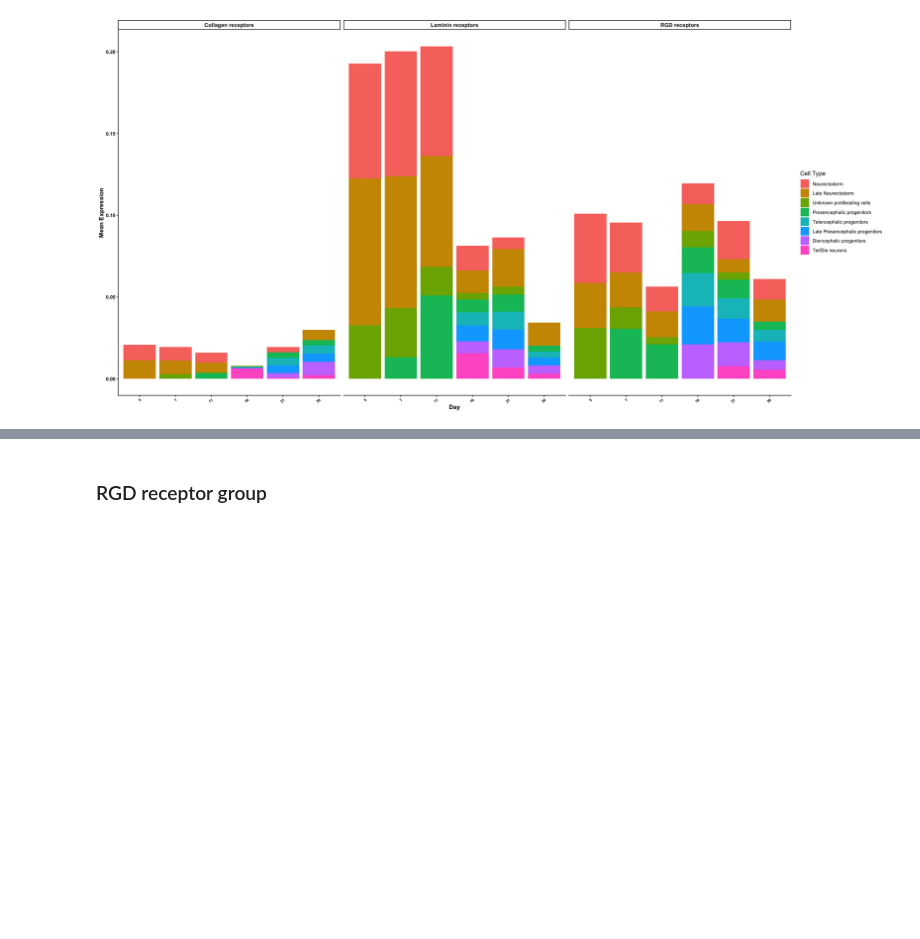
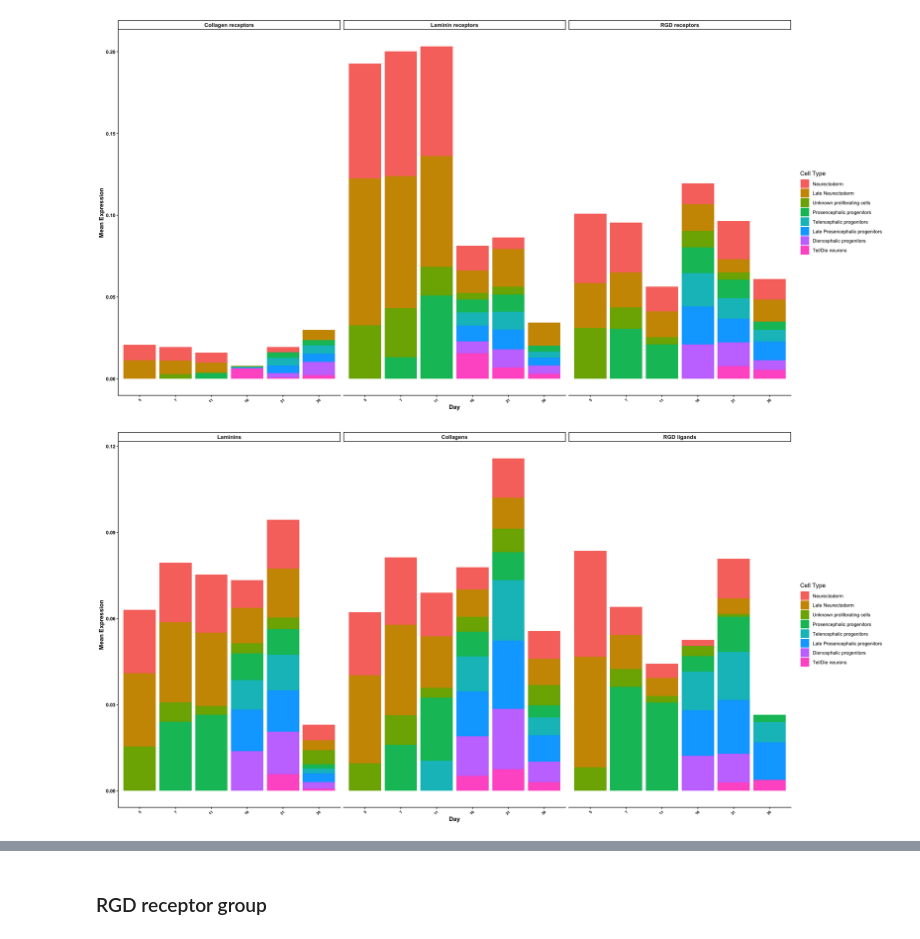
Before and after one commit to nickmahtani/neural-organoid-mechanotransduction, a Jupyter notebook: Morphodynamics paper/notebooks/integrins_with_time.ipynb, the cells around one changed output, grey strips where cells are left out. Cells and saved outputs as stored; diff of their text form; code cells hidden in the pictures; blank space fills up the shorter version.

Commit message:
compared integrin receptor expression with its corresponding ligand expression

```diff
--- a/Morphodynamics paper/notebooks/integrins_with_time.ipynb
+++ b/Morphodynamics paper/notebooks/integrins_with_time.ipynb
@@ -548,3 +548,63 @@ ggplot(all_combined, aes(x = factor(day), y = segment_height, fill = class3)) +
   )
 # %% [output]
 [figure]
+# %%
+# Checking if integrin expression corresponds with ligand expression
+
+ligand_classes <- list(
+  "Laminins" = na.omit(ecm_genes$Laminin),
+  "Collagens" = na.omit(ecm_genes$Collagens),
+  "RGD ligands" = c("FN1", "VTN", "SPP1")
+)
+# Filter to genes actually in the dataset
+ligand_classes <- lapply(ligand_classes, function(genes) {
+  genes[genes %in% rownames(timecourse)]
+})
+
+# Build combined data for all ligand classes
+all_combined <- data.frame()
+
+for (lc in names(ligand_classes)) {
+  genes <- ligand_classes[[lc]]
+
+  # Average expression across all genes in the class per cell
+  expr_mat <- GetAssayData(timecourse, layer = "data")[genes, , drop = FALSE]
+  avg_expr <- colMeans(expr_mat)
+
+  meta <- timecourse@meta.data
+  meta$expr <- avg_expr
+
+  overall_mean <- meta %>%
+    group_by(day) %>%
+    summarise(day_mean = mean(expr), .groups = "drop")
+
+  expr_mean <- meta %>%
+    group_by(day, class3) %>%
+    summarise(mean_expr = mean(expr), .groups = "drop") %>%
+    group_by(day) %>%
+    mutate(proportion = mean_expr / sum(mean_expr))
+
+  combined <- expr_mean %>%
+    left_join(overall_mean, by = "day") %>%
+    mutate(segment_height = proportion * day_mean,
+           ligand_class = lc)
+
+  all_combined <- rbind(all_combined, combined)
+}
+
+all_combined$ligand_class <- factor(all_combined$ligand_class,
+                                    levels = names(ligand_classes))
+
+ggplot(all_combined, aes(x = factor(day), y = segment_height, fill = class3)) +
+  geom_bar(stat = "identity") +
+  facet_wrap(~ligand_class, ncol = 3) +
+  labs(x = "Day", y = "Mean Expression", fill = "Cell Type") +
+  theme_classic() +
+  theme(
+    strip.text = element_text(face = "bold", size = 10),
+    axis.title = element_text(face = "bold"),
+    axis.text = element_text(face = "bold"),
+    axis.text.x = element_text(angle = 45, hjust = 1, size = 7)
+  )
+# %% [output]
+[figure, added]
```
Also changed, not shown: parts of 1 cell of this notebook.
